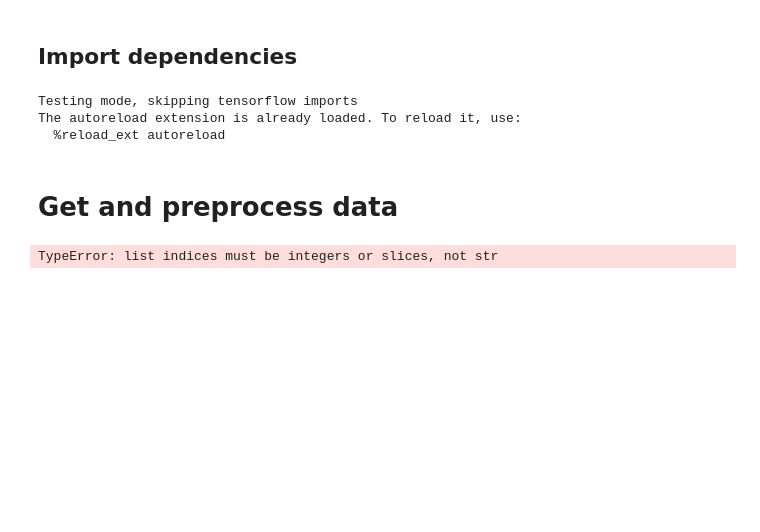
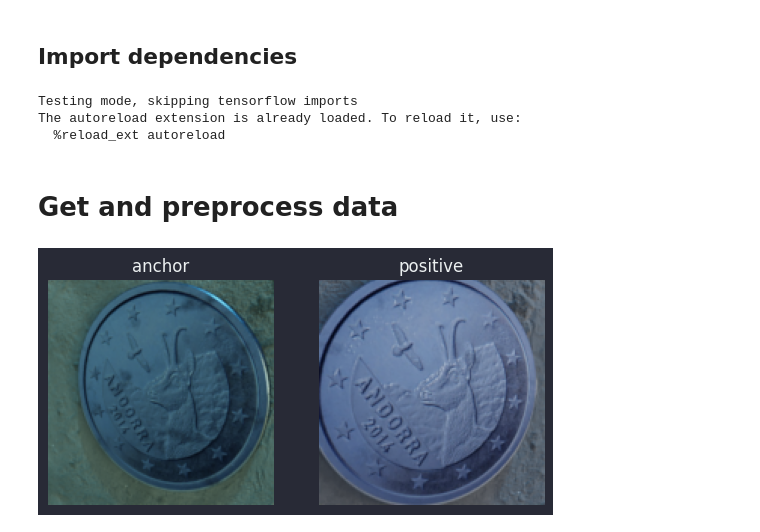
Before and after one commit to photonsquid/CoinDetector, a Jupyter notebook: main.ipynb, the cells around one changed output. Cells and saved outputs as stored; diff of their text form; code cells hidden in the pictures; blank space fills up the shorter version.

```diff
--- a/main.ipynb
+++ b/main.ipynb
@@ -71,9 +71,22 @@ train_dataset['image'].map(preprocess)
 test_dataset['image'].map(preprocess)
 # %%
 # create the pairs and labels for the training dataset
-create_pairs(train_dataset)
+train_dataset = create_pairs(train_dataset)
-# %% [output]
-TypeError: list indices must be integers or slices, not str
+# %%
+# show first pair in subplot with plt
+plt.subplot(1, 2, 1)
+plt.imshow(pairs[0][0])
+plt.axis('off')
+plt.title("anchor")
+plt.subplot(1, 2, 2)
+plt.imshow(pairs[0][1])
+plt.axis('off')
+plt.title("positive" if sum(pairs[0][2]) == 5 else "negative")
+plt.rcParams['figure.facecolor'] = '#282A36'
+plt.rcParams['text.color'] = '#ecf0f1'
+plt.show()
+# %% [output]
+[figure, added]
 # %%
 # prepare the dataset for training
 train_dataset = train_dataset.shuffle(1000)
```
